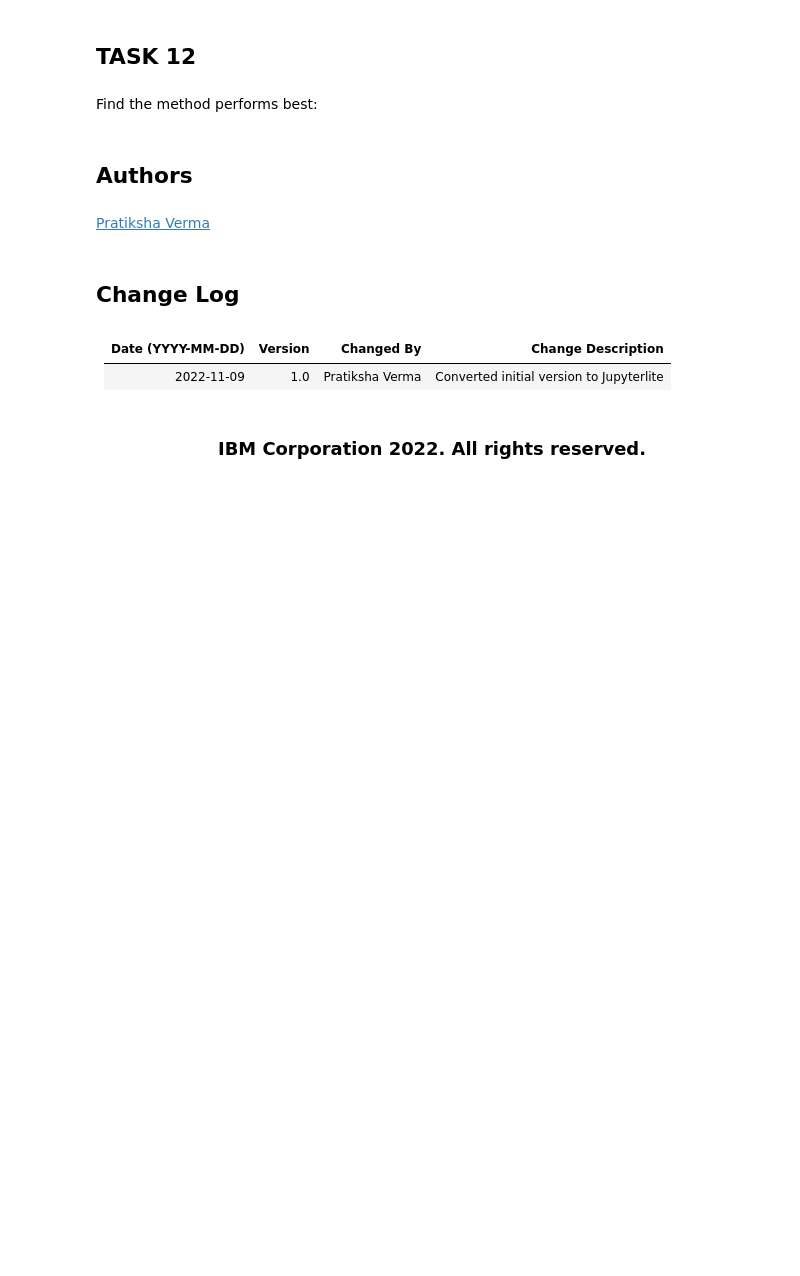
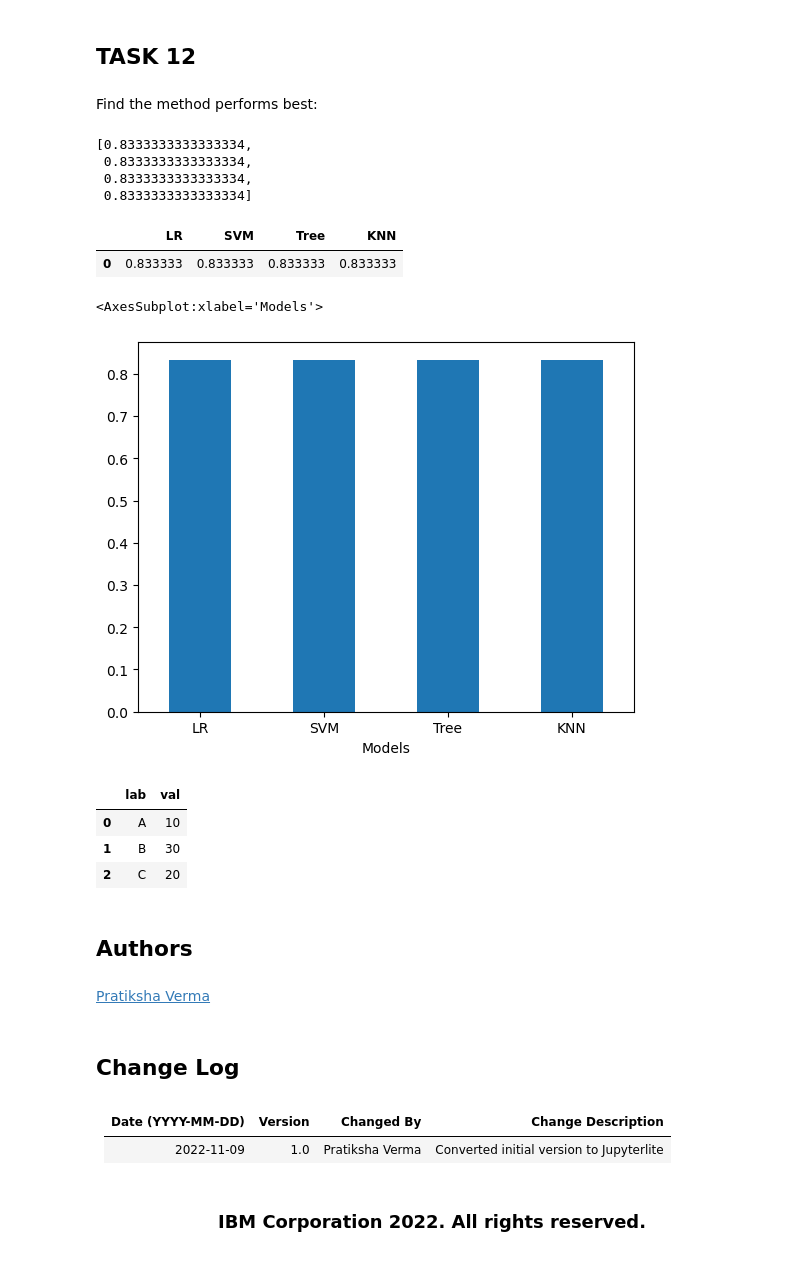
Before and after one commit to gciniwe/applied-data-science-capstone, a Jupyter notebook: SpaceX_Machine Learning Prediction_Part_5.ipynb, the cells around one changed output. Cells and saved outputs as stored; diff of their text form; code cells hidden in the pictures; blank space fills up the shorter version.

```diff
--- a/SpaceX_Machine Learning Prediction_Part_5.ipynb
+++ b/SpaceX_Machine Learning Prediction_Part_5.ipynb
@@ -215,5 +307,6 @@ print("accuracy :",tree_cv.best_score_)
 # %% [markdown]
 Calculate the accuracy of tree_cv on the test data using the method <code>score</code>:
 # %%
-bestestimator = tree_cv.best_estimator_
-bestestimator.score(X_test, Y_test)
+bestestimator2 = tree_cv.best_estimator_
+tree_ = bestestimator2.score(X_test, Y_test)
+tree_
@@ -243,5 +348,6 @@ print("accuracy :",knn_cv.best_score_)
 # %% [markdown]
 Calculate the accuracy of knn_cv on the test data using the method <code>score</code>:
 # %%
-bestestimator = knn_cv.best_estimator_
-bestestimator.score(X_test, Y_test)
+bestestimator3 = knn_cv.best_estimator_
+knn_ = bestestimator3.score(X_test, Y_test)
+knn_
@@ -254,6 +364,35 @@ plot_confusion_matrix(Y_test,yhat)
 ## TASK  12
 # %% [markdown]
 Find the method performs best:
+# %%
+results = [lr_, svm_, tree_, knn_]
+results
+# %% [output]
+[0.8333333333333334,
+ 0.8333333333333334,
+ 0.8333333333333334,
+ 0.8333333333333334]
+# %%
+rslts = pd.DataFrame(results).transpose()
+rslts.columns = ['LR', 'SVM', 'Tree', 'KNN']
+rslts
+# %% [output]
+|  | LR | SVM | Tree | KNN |
+| 0 | 0.833333 | 0.833333 | 0.833333 | 0.833333 |
+# %%
+rslts.transpose().plot.bar(xlabel='Models', rot=0, legend=False)
+# %% [output]
+<AxesSubplot:xlabel='Models'>
+[figure, added]
+# %%
+df = pd.DataFrame({'lab':['A', 'B', 'C'], 'val':[10, 30, 20]})
+df
+#ax = df.plot.bar(x='lab', y='val', rot=0)
+# %% [output]
+|  | lab | val |
+| 0 | A | 10 |
+| 1 | B | 30 |
+| 2 | C | 20 |
 # %% [markdown]
 ## Authors
 # %% [markdown]
```
Also changed, not shown: parts of 20 cells of this notebook, 1 other file.
